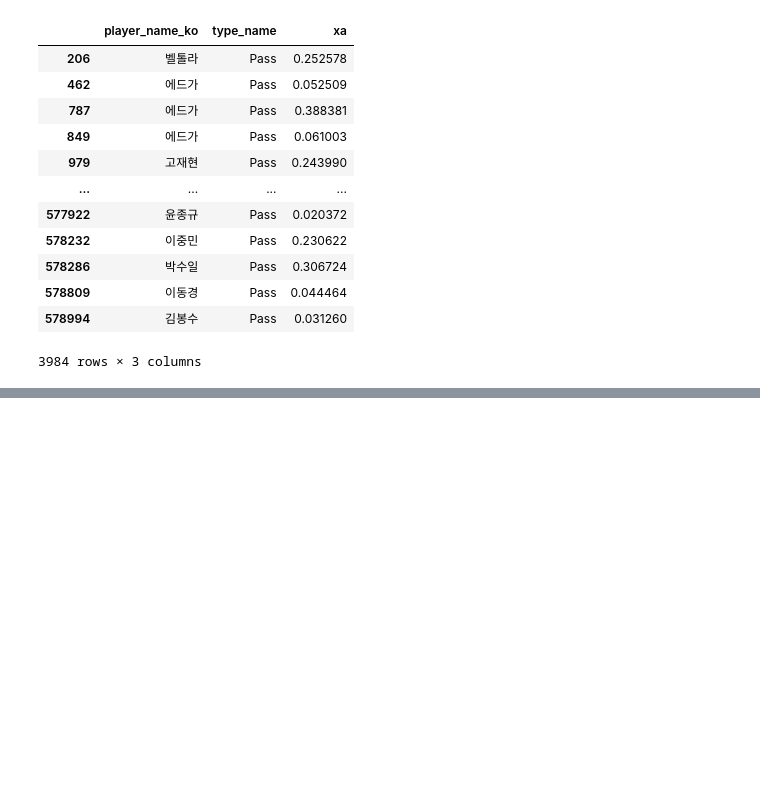
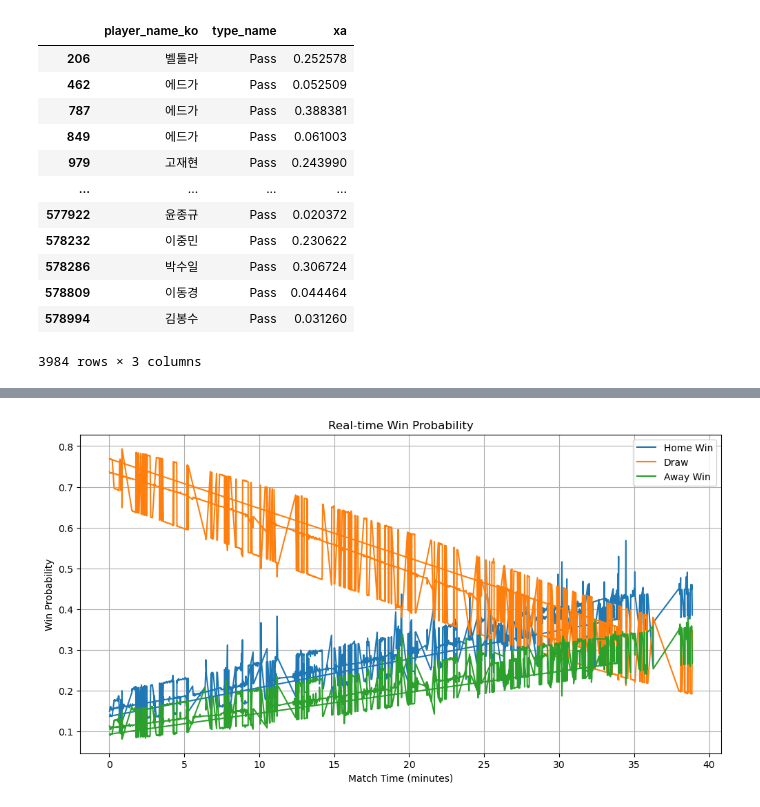
Before and after one commit to bories97/Python, a Jupyter notebook: 공모전 데이터/Untitled.ipynb, the cells around one changed output, grey strips where cells are left out. Drawn from its saved outputs; the diff is of its cells as text; code cells hidden in the pictures; blank space fills up the shorter version.

```diff
--- a/공모전 데이터/Untitled.ipynb
+++ b/공모전 데이터/Untitled.ipynb
@@ -528,0 +762,9 @@ df.loc[df['type_name'] == 'Shot', 'xT'] = 0
+# %%
+proba = model.predict_proba(scaler.transform(x))
+# %%
+proba_df = pd.DataFrame(proba, columns=model.classes_,
+                       index= x.index)
+# %%
+soccer_df.loc[x.index, 'draw_prob']     = proba_df[0]
+soccer_df.loc[x.index, 'home_win_prob'] = proba_df[1]
+soccer_df.loc[x.index, 'away_win_prob'] = proba_df[2]
@@ -528,0 +823,4 @@ df.loc[df['type_name'] == 'Shot', 'xT'] = 0
+# %%
+# 한 경기를 가져와서 시각화를 해보자
+game_id = 126302
+game_df = soccer_df[soccer_df['game_id'] == game_id].copy()
@@ -528,0 +838,28 @@ df.loc[df['type_name'] == 'Shot', 'xT'] = 0
+# %%
+## 한번 시각화를 해보자
+
+import matplotlib.pyplot as plt
+
+plt.figure(figsize=(12,6))
+
+plt.plot(game_df['time_seconds'] / 90,
+         game_df['home_win_prob'],
+         label='Home Win')
+
+plt.plot(game_df['time_seconds'] / 90,
+         game_df['draw_prob'],
+         label='Draw')
+
+plt.plot(game_df['time_seconds'] / 90,
+         game_df['away_win_prob'],
+         label='Away Win')
+
+plt.xlabel('Match Time (minutes)')
+plt.ylabel('Win Probability')
+plt.title('Real-time Win Probability')
+plt.legend()
+plt.grid(True)
+
+plt.show()
+# %% [output]
+[figure, added]
```
Also changed, not shown: parts of 48 cells of this notebook.
